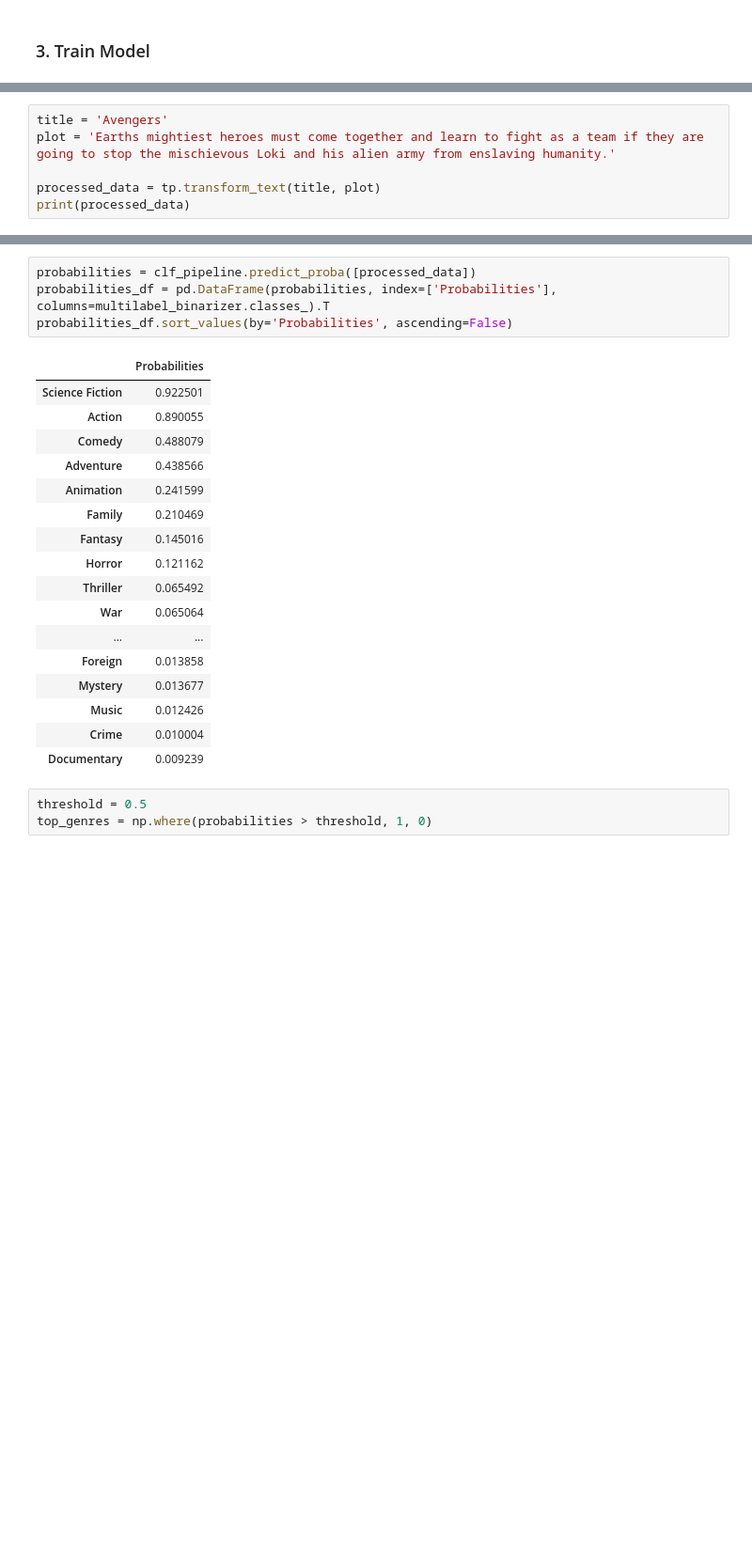
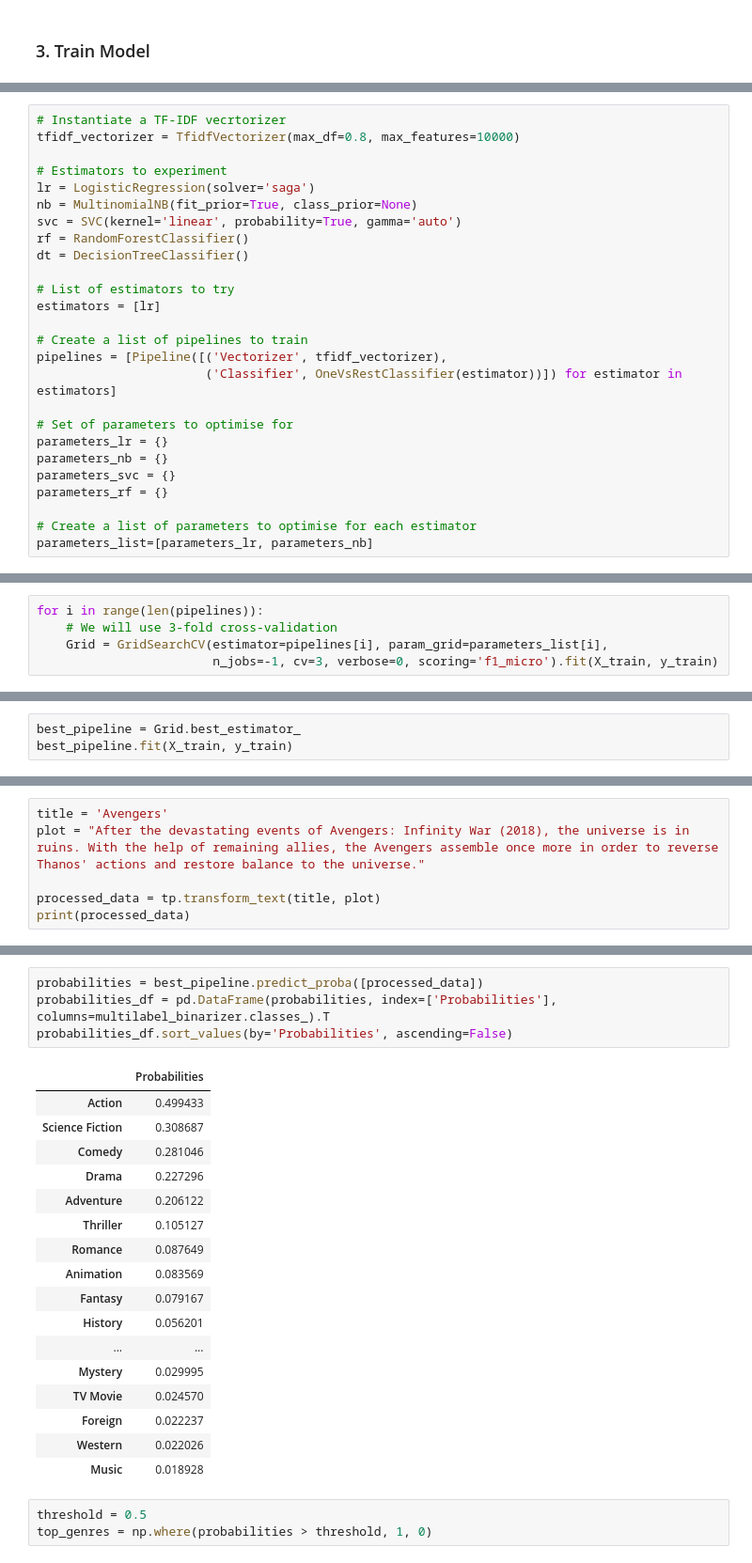
Before and after one commit to alexandrosanat/movie-genre-prediction, a Jupyter notebook: model_training.ipynb, the cells around one changed output, grey strips where cells are left out. Shown: that part at 94% size. Saved outputs shown, nothing was run; the diff lists cells and outputs as text; blank space fills up the shorter version.

```diff
--- a/model_training.ipynb
+++ b/model_training.ipynb
@@ -254,0 +259,26 @@ Pipeline(steps=[('Vectorizer', TfidfVectorizer(max_df=0.8, max_features=10000)),
+# %%
+# Instantiate a TF-IDF vecrtorizer
+tfidf_vectorizer = TfidfVectorizer(max_df=0.8, max_features=10000)
+
+# Estimators to experiment
+lr = LogisticRegression(solver='saga')
+nb = MultinomialNB(fit_prior=True, class_prior=None)
+svc = SVC(kernel='linear', probability=True, gamma='auto')
+rf = RandomForestClassifier()
+dt = DecisionTreeClassifier()
+
+# List of estimators to try
+estimators = [lr]
+
+# Create a list of pipelines to train
+pipelines = [Pipeline([('Vectorizer', tfidf_vectorizer),
+                       ('Classifier', OneVsRestClassifier(estimator))]) for estimator in estimators]
+
+# Set of parameters to optimise for
+parameters_lr = {}
+parameters_nb = {}
+parameters_svc = {}
+parameters_rf = {}
+
+# Create a list of parameters to optimise for each estimator
+parameters_list=[parameters_lr, parameters_nb]
@@ -254,0 +287,5 @@ Pipeline(steps=[('Vectorizer', TfidfVectorizer(max_df=0.8, max_features=10000)),
+# %%
+for i in range(len(pipelines)):
+    # We will use 3-fold cross-validation
+    Grid = GridSearchCV(estimator=pipelines[i], param_grid=parameters_list[i],
+                        n_jobs=-1, cv=3, verbose=0, scoring='f1_micro').fit(X_train, y_train)
@@ -254,0 +312,3 @@ Pipeline(steps=[('Vectorizer', TfidfVectorizer(max_df=0.8, max_features=10000)),
+# %%
+best_pipeline = Grid.best_estimator_
+best_pipeline.fit(X_train, y_train)
@@ -263,6 +327,6 @@ f1_score(y_test, y_pred_test, average="micro")
 # %%
 title = 'Avengers'
-plot = 'Earths mightiest heroes must come together and learn to fight as a team if they are going to stop the mischievous Loki and his alien army from enslaving humanity.'
+plot = "After the devastating events of Avengers: Infinity War (2018), the universe is in ruins. With the help of remaining allies, the Avengers assemble once more in order to reverse Thanos' actions and restore balance to the universe."
 
 processed_data = tp.transform_text(title, plot)
 print(processed_data)
@@ -271,25 +335,25 @@ avenger earth mightiest hero must come together learn fight team going stop misc
 # %%
-probabilities = clf_pipeline.predict_proba([processed_data])
+probabilities = best_pipeline.predict_proba([processed_data])
 probabilities_df = pd.DataFrame(probabilities, index=['Probabilities'], columns=multilabel_binarizer.classes_).T
 probabilities_df.sort_values(by='Probabilities', ascending=False)
 # %% [output]
 |  | Probabilities |
-| Science Fiction | 0.922501 |
-| Action | 0.890055 |
-| Comedy | 0.488079 |
-| Adventure | 0.438566 |
-| Animation | 0.241599 |
-| Family | 0.210469 |
-| Fantasy | 0.145016 |
-| Horror | 0.121162 |
-| Thriller | 0.065492 |
-| War | 0.065064 |
+| Action | 0.499433 |
+| Science Fiction | 0.308687 |
+| Comedy | 0.281046 |
+| Drama | 0.227296 |
+| Adventure | 0.206122 |
+| Thriller | 0.105127 |
+| Romance | 0.087649 |
+| Animation | 0.083569 |
+| Fantasy | 0.079167 |
+| History | 0.056201 |
 | ... | ... |
-| Foreign | 0.013858 |
-| Mystery | 0.013677 |
-| Music | 0.012426 |
-| Crime | 0.010004 |
-| Documentary | 0.009239 |
+| Mystery | 0.029995 |
+| TV Movie | 0.024570 |
+| Foreign | 0.022237 |
+| Western | 0.022026 |
+| Music | 0.018928 |
 # %%
 threshold = 0.5
 top_genres = np.where(probabilities > threshold, 1, 0)
```
Also changed, not shown: parts of 40 cells of this notebook, 3 other files.
